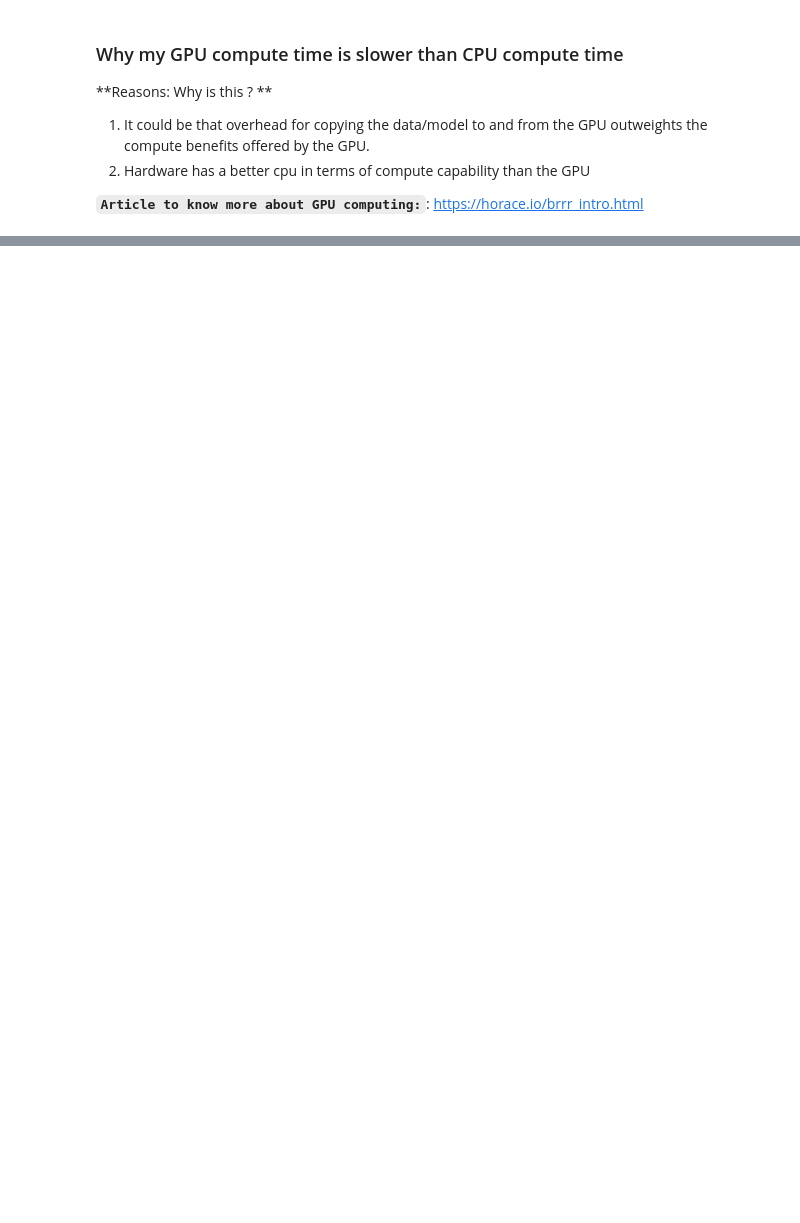
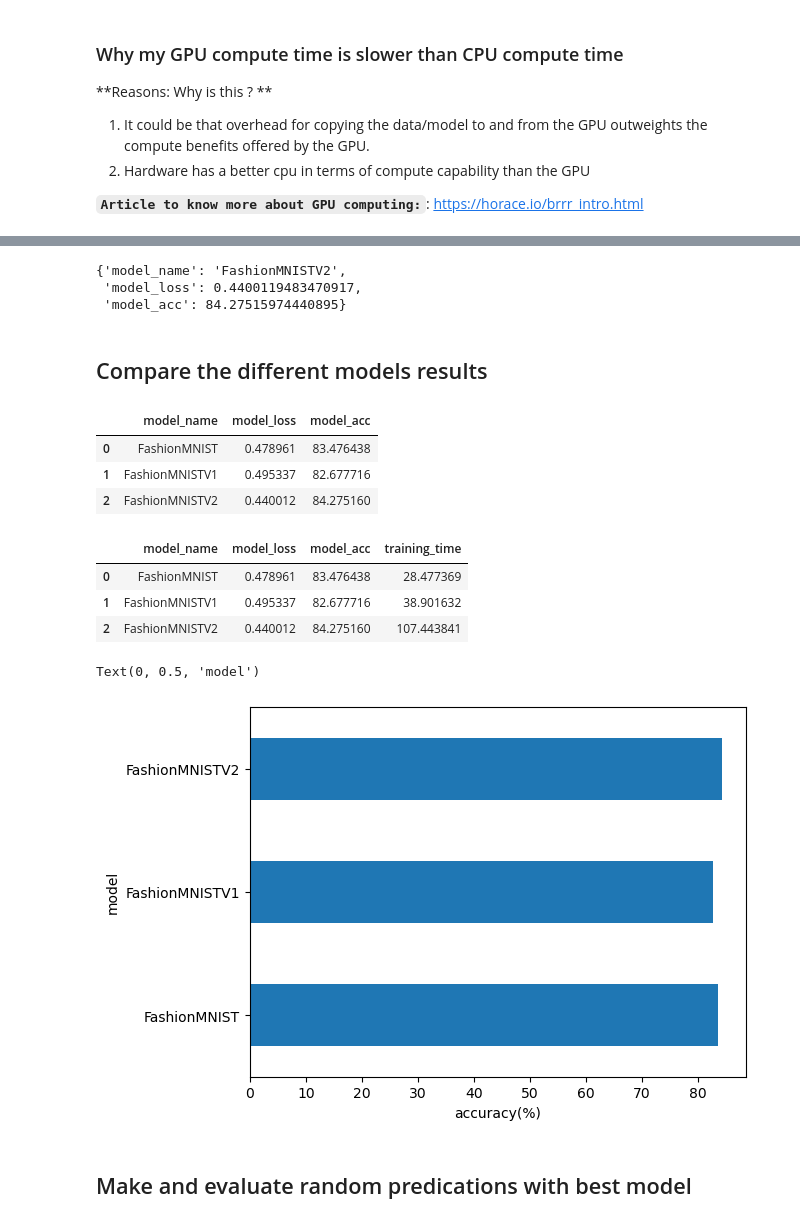
Before and after one commit to kumar-sanjeeev/pytorch-journey, a Jupyter notebook: pytorch-cuda/05_pytorch_computerVision.ipynb, the cells around one changed output, grey strips where cells are left out. Drawn from its saved outputs; the diff is of its cells as text; code cells hidden in the pictures; blank space fills up the shorter version.

Commit message:
Modified 05_pytorch_computerVision
	- added the cnn model architecture
	- funtionalize the make predication task
	- added additional functions to visualize the predications

```diff
--- a/pytorch-cuda/05_pytorch_computerVision.ipynb
+++ b/pytorch-cuda/05_pytorch_computerVision.ipynb
@@ -702,0 +838,6 @@ Train time on cuda : 41.390 seconds
+# %%
+## setup the loss function and optimizer
+loss_fn = nn.CrossEntropyLoss()
+
+optimizer = torch.optim.SGD(params=modelv2.parameters(),
+                            lr = 0.01)
@@ -702,0 +891,45 @@ Train time on cuda : 41.390 seconds
+# %%
+# modelv2 results
+modelv2_results = eval_model(model=modelv2,
+                             data_loader=test_dataloader,
+                             loss_fn=loss_fn,
+                             accuracy_fn=accuracy_fn,
+                             )
+# %%
+modelv2_results
+# %% [output]
+{'model_name': 'FashionMNISTV2',
+ 'model_loss': 0.4400119483470917,
+ 'model_acc': 84.27515974440895}
+# %% [markdown]
+## Compare the different models results
+# %%
+import pandas as pd
+
+compare_model_results = pd.DataFrame([modelbase_results, modelv1_results, modelv2_results])
+compare_model_results
+# %% [output]
+|  | model_name | model_loss | model_acc |
+| 0 | FashionMNIST | 0.478961 | 83.476438 |
+| 1 | FashionMNISTV1 | 0.495337 | 82.677716 |
+| 2 | FashionMNISTV2 | 0.440012 | 84.275160 |
+# %%
+## add training time to dataframes
+compare_model_results["training_time"] = [total_train_time_model_cpu, total_train_time_gpu, total_train_time_modelv2_gpu]
+# %%
+compare_model_results
+# %% [output]
+|  | model_name | model_loss | model_acc | training_time |
+| 0 | FashionMNIST | 0.478961 | 83.476438 | 28.477369 |
+| 1 | FashionMNISTV1 | 0.495337 | 82.677716 | 38.901632 |
+| 2 | FashionMNISTV2 | 0.440012 | 84.275160 | 107.443841 |
+# %%
+## Visualize our model results in bar chart
+compare_model_results.set_index("model_name")["model_acc"].plot(kind="barh")
+plt.xlabel("accuracy(%)")
+plt.ylabel("model")
+# %% [output]
+Text(0, 0.5, 'model')
+[figure, added]
+# %% [markdown]
+## Make and evaluate random predications with best model
```
Also changed, not shown: parts of 28 cells of this notebook.
